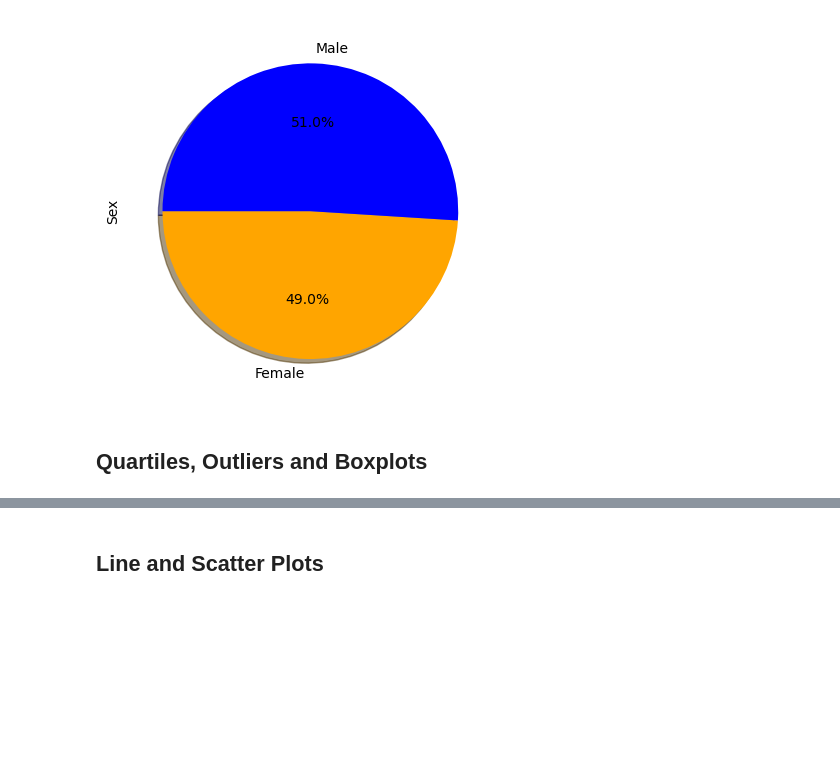
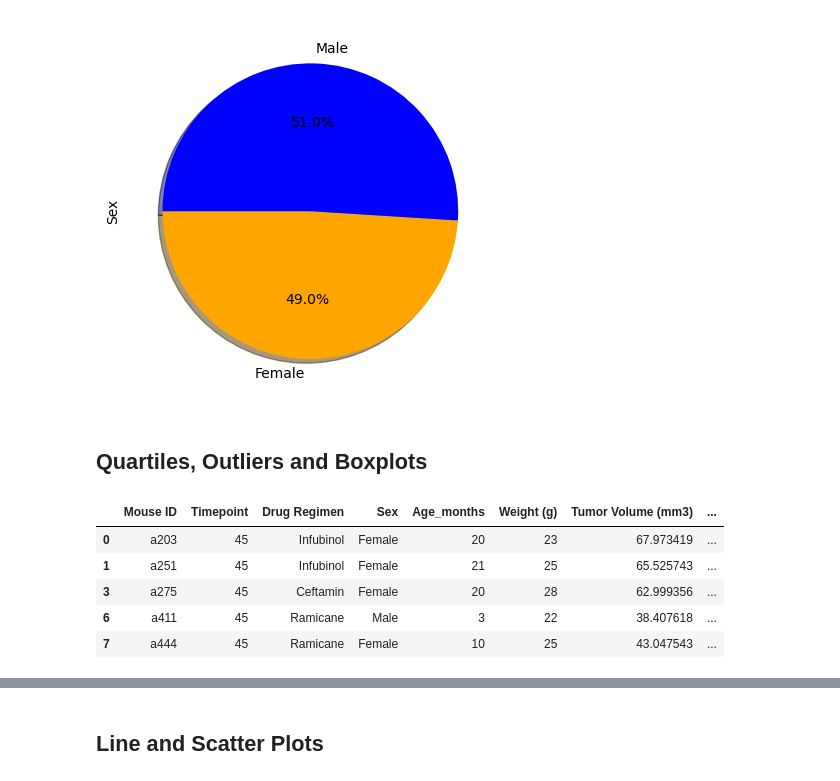
Before and after one commit to BJones5039/Pymaceuticals-Inc.-Analysis, a Jupyter notebook: pymaceuticals_starter.ipynb, the cells around one changed output, grey strips where cells are left out. Saved outputs shown, nothing was run; the diff lists cells and outputs as text; code cells hidden in the pictures; blank space fills up the shorter version.

```diff
--- a/pymaceuticals_starter.ipynb
+++ b/pymaceuticals_starter.ipynb
@@ -207,10 +207,23 @@ plt.show()
 # %%
 # Calculate the final tumor volume of each mouse across four of the treatment regimens:
 # Capomulin, Ramicane, Infubinol, and Ceftamin
+treatment = ['Capomulin', 'Ramicane', 'Infubinol', 'Ceftamin']
 
 # Start by getting the last (greatest) timepoint for each mouse
-
+greatest_timepoint_df = combined_df.groupby('Mouse ID')['Timepoint'].max().reset_index()
 
 # Merge this group df with the original DataFrame to get the tumor volume at the last timepoint
+tumor_timepoint_df = pd.merge(greatest_timepoint_df, combined_df, on=['Mouse ID', 'Timepoint'], how='inner')
+
+# Filter data for the specified treatments
+tumor_timepoint_filtered = tumor_timepoint_df[tumor_timepoint_df['Drug Regimen'].isin(treatment)]
+tumor_timepoint_filtered.head()
+# %% [output]
+|  | Mouse ID | Timepoint | Drug Regimen | Sex | Age_months | Weight (g) | Tumor Volume (mm3) | ... |
+| 0 | a203 | 45 | Infubinol | Female | 20 | 23 | 67.973419 | ... |
+| 1 | a251 | 45 | Infubinol | Female | 21 | 25 | 65.525743 | ... |
+| 3 | a275 | 45 | Ceftamin | Female | 20 | 28 | 62.999356 | ... |
+| 6 | a411 | 45 | Ramicane | Male | 3 | 22 | 38.407618 | ... |
+| 7 | a444 | 45 | Ramicane | Female | 10 | 25 | 43.047543 | ... |
 # %%
 # Put treatments into a list for for loop (and later for plot labels)
```
Also changed, not shown: parts of 4 cells of this notebook.
